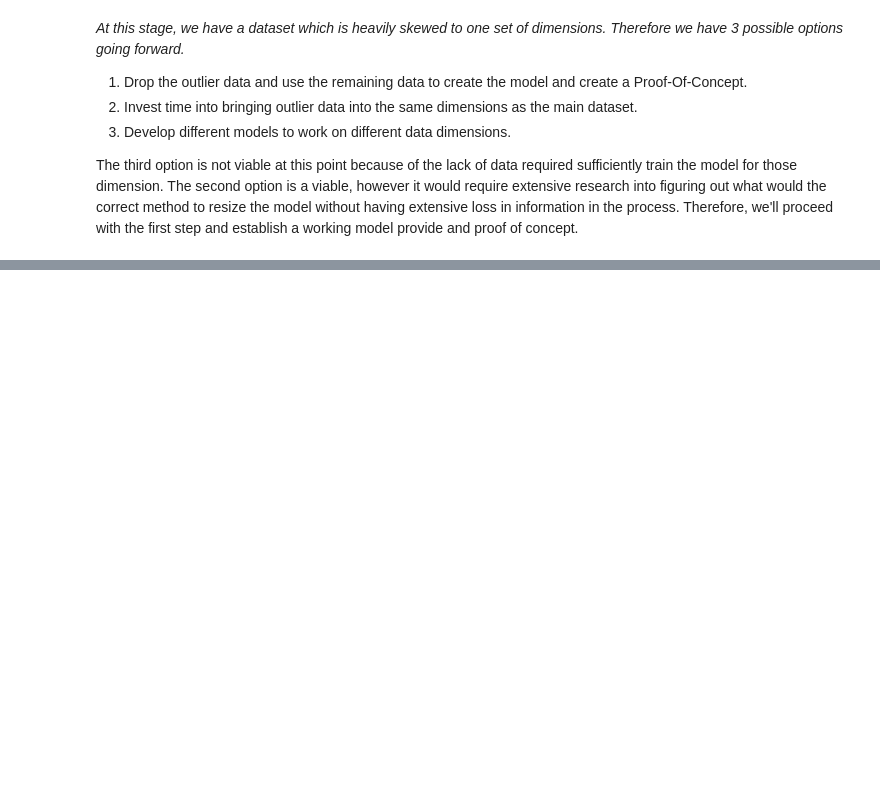
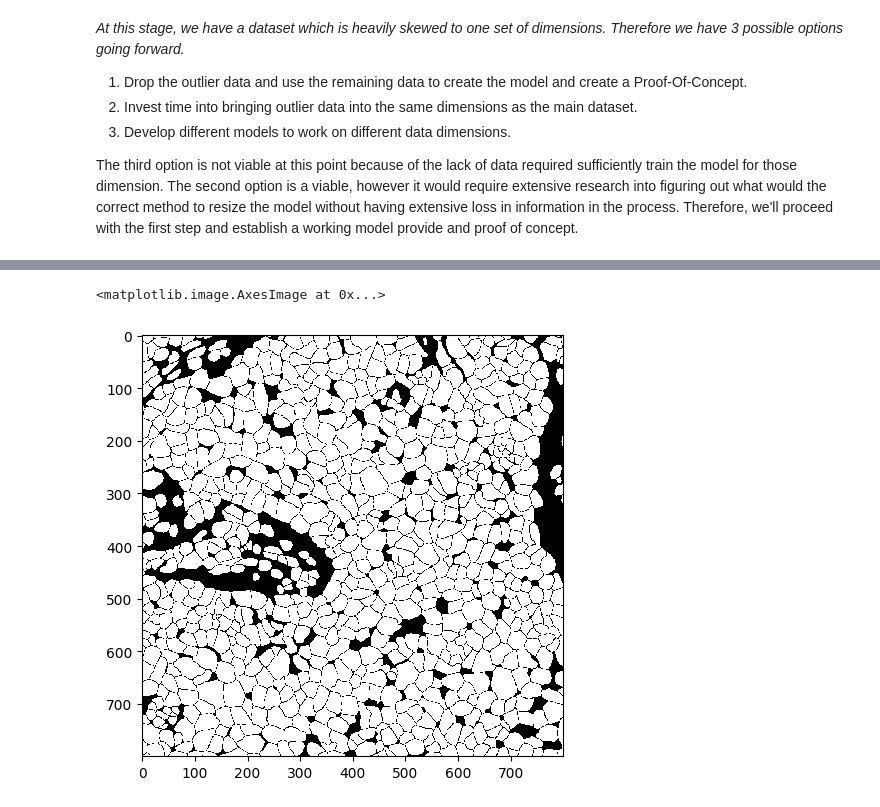
Before and after one commit to ganand2021/multiplexed-immunofluorescence-instance-segmentation, a Jupyter notebook: scripts/EDA & Data Preprocessing.ipynb, the cells around one changed output, grey strips where cells are left out. Drawn from its saved outputs; the diff is of its cells as text; code cells hidden in the pictures; blank space fills up the shorter version.

```diff
--- a/scripts/EDA & Data Preprocessing.ipynb
+++ b/scripts/EDA & Data Preprocessing.ipynb
@@ -246,0 +257,3 @@ The third option is not viable at this point because of the lack of data require
+# %%
+mask_paths = get_files_wrt_extension(classification_data_dir, '.png')
+mask_paths
@@ -246,0 +400,27 @@ The third option is not viable at this point because of the lack of data require
+# %%
+def horizontal_flip(image):
+    return np.flip(image, axis=1)
+
+def vertical_flip(image):
+    return np.flip(image, axis=0)
+
+def affine_tranform(image):
+    delta_x = random.randint(50, 100) if random.random() < 0.5 else random.randint(-100, -50)
+    delta_y = random.randint(50, 100) if random.random() < 0.5 else random.randint(-100, -50)
+    translation_matrix = np.float32([[1, 0, delta_x], [0, 1, delta_y]])
+    translated_image = cv2.warpAffine(image, translation_matrix, (image.shape[1], image.shape[0]))
+    return translated_image
+
+def rotate_image(image):
+    rotation_angle = random.randint(45, 135)
+    rows, cols = image.shape[:2]
+    rotation_matrix = cv2.getRotationMatrix2D((cols / 2, rows / 2), rotation_angle, 1)
+    rotated_image = cv2.warpAffine(image, rotation_matrix, (cols, rows))
+    return rotated_image
+
+def perspective_transform(image):
+    source_points = np.float32([[0, 0], [image.shape[1], 0], [0, image.shape[0]], [image.shape[1], image.shape[0]]])
+    destination_points = np.float32([[random.randint(50, 350), random.randint(50, 350)], [image.shape[1] - random.randint(50, 100), random.randint(50, 350)], [0, image.shape[0]], [image.shape[1], image.shape[0]]])
+    perspective_matrix = cv2.getPerspectiveTransform(source_points, destination_points)
+    perspective_image = cv2.warpPerspective(image, perspective_matrix, (image.shape[1], image.shape[0]))
+    return perspective_image
@@ -246,0 +452,6 @@ The third option is not viable at this point because of the lack of data require
+# %%
+#Horizontal Flip
+imshow(horizontal_flip(test_image))
+# %% [output]
+<matplotlib.image.AxesImage at 0x...>
+[figure, added]
```
Also changed, not shown: parts of 26 cells of this notebook, 5 other files.
